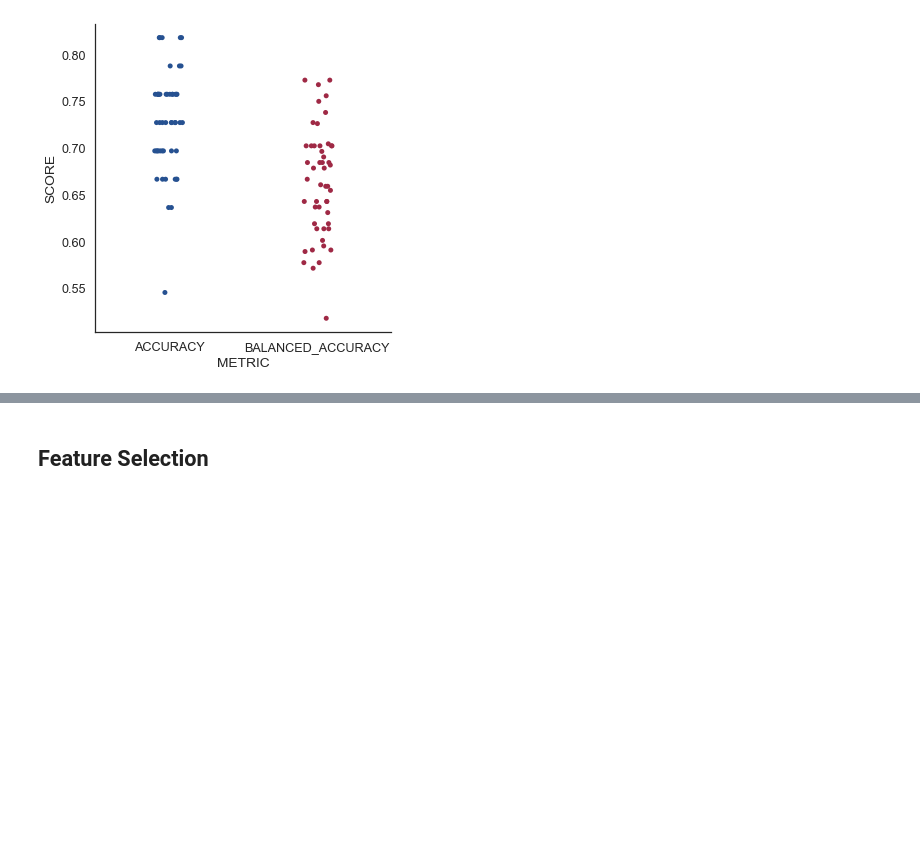
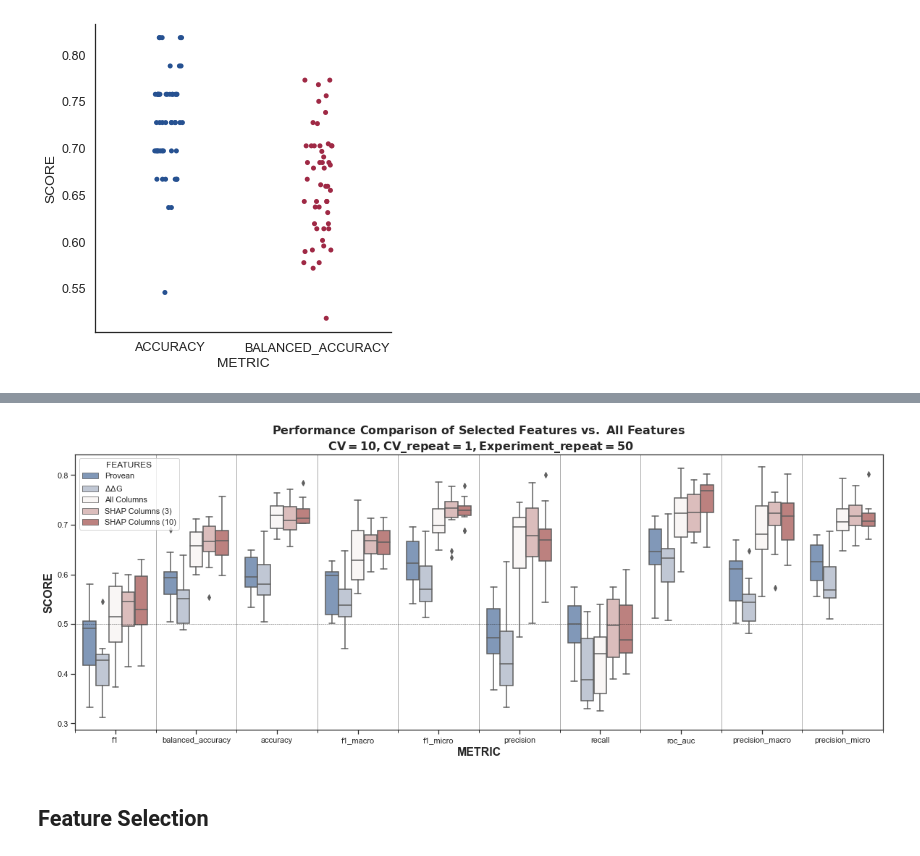
Before and after one commit to ibrahimberb/Predicting-Mutation-Effects, a Jupyter notebook: src/PredatorStudy.ipynb, the cells around one changed output, grey strips where cells are left out. Drawn from its saved outputs; the diff is of its cells as text; code cells hidden in the pictures; blank space fills up the shorter version.

```diff
--- a/src/PredatorStudy.ipynb
+++ b/src/PredatorStudy.ipynb
@@ -316,0 +427,8 @@ predator.shap_feature_selector.
+# %%
+# [TRAIN] now will all, repeat is 1
+scoring_metrics_list = []
+for exp in tqdm(range(predator.n_experiment)):
+    scoring_metrics = evaluate_metrics(Xs_benchmark_feature_names_to_dataframes_list[exp],
+                                       predator.data_materials["ys_train"][exp],
+                                       n_repeats=1, n_jobs=-1, verbose=False)  # <-- repeat should be 10 in actual run.
+    scoring_metrics_list.append(scoring_metrics)
@@ -316,0 +439,17 @@ predator.shap_feature_selector.
+# %%
+# Melting the dataframe.
+scoring_metrics_entries = []
+for i in range(predator.n_experiment):
+    scoring = scoring_metrics_list[i].copy()
+    scoring.index.name = 'X_NAME'
+    scoring.insert(0, 'FEATURES', benchmark_columns)
+    scoring.insert(0, 'EXPERIMENT_NO', i)
+    scoring.reset_index(inplace=True)
+    scoring = scoring.melt(id_vars=["X_NAME", "FEATURES", "EXPERIMENT_NO"],
+                          var_name="METRIC",
+                          value_name="SCORE")
+    scoring_metrics_entries.append(scoring)
+
+scoring_metrics_data = pd.concat(scoring_metrics_entries, axis='rows')
+print(scoring_metrics_data.shape)
+scoring_metrics_data.head()
@@ -316,0 +496,17 @@ predator.shap_feature_selector.
+# %%
+sns.set_theme(style="ticks", palette="pastel")
+# %%
+plt.figure(figsize=(20, 7))
+plt.title('$\mathbf{Performance\ Comparison\ of\ Selected\ Features\ vs.\ All\ Features}$ \n ' +
+          '$\mathbf{CV=10, CV\_repeat=1, Experiment\_repeat = 50}$', fontsize=16, fontweight='bold')
+plt.ylabel('Metrics', fontsize=16, fontweight='bold')
+plt.xlabel('Scores', fontsize=16, fontweight='bold')
+plt.axhline(y=0.5, color='k', linestyle='--', alpha=0.8, lw=0.5)
+ax = sns.boxplot(x='METRIC', y='SCORE', hue='FEATURES', data=scoring_metrics_data, palette='vlag')  # bone, vlag, cividis, #03012d, light:#444452
+ax.xaxis.set_minor_locator(MultipleLocator(0.5))
+ax.xaxis.grid(True, which='minor', color='#ababab', lw=1)
+# plt.grid()
+plt.show()
+# sns.despine(offset=10, trim=True)
+# %% [output]
+[figure, added]
```
Also changed, not shown: parts of 35 cells of this notebook.
